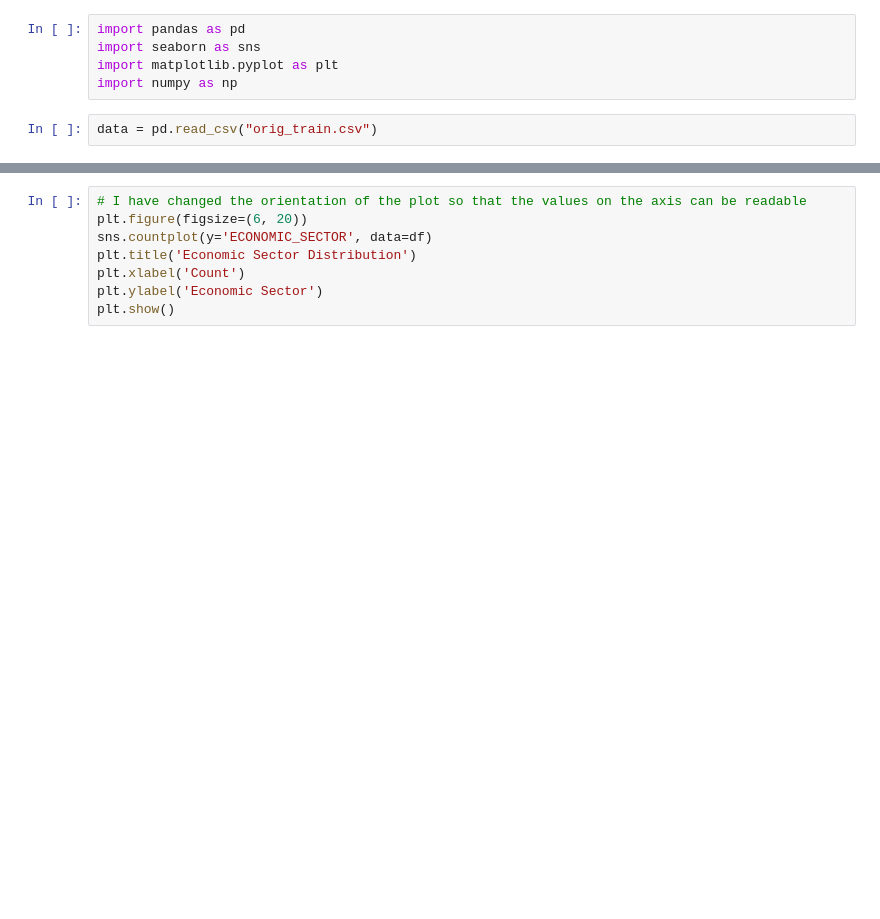
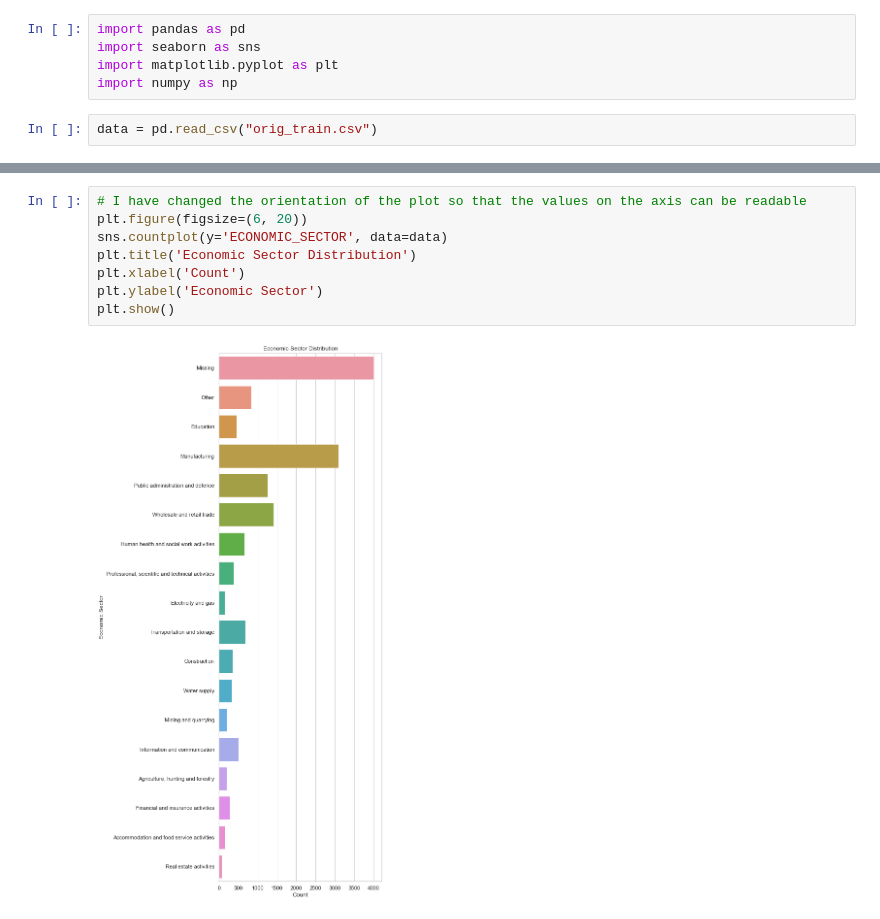
Before and after one commit to MikolajRowicki/Credit-Score-Prediction, a Jupyter notebook: Projekt1.ipynb, the cells around one changed output, grey strips where cells are left out. Cells and saved outputs as stored; diff of their text form; blank space fills up the shorter version.

```diff
--- a/Projekt1.ipynb
+++ b/Projekt1.ipynb
@@ -90,11 +157,13 @@ plt.show()
 # %%
 # I have changed the orientation of the plot so that the values on the axis can be readable
 plt.figure(figsize=(6, 20))
-sns.countplot(y='ECONOMIC_SECTOR', data=df)
+sns.countplot(y='ECONOMIC_SECTOR', data=data)
 plt.title('Economic Sector Distribution')
 plt.xlabel('Count')
 plt.ylabel('Economic Sector')
 plt.show()
+# %% [output]
+[figure, added]
 # %%
 # Correlation matrix
 corr = data.corr()
```
Also changed, not shown: parts of 24 cells of this notebook.
